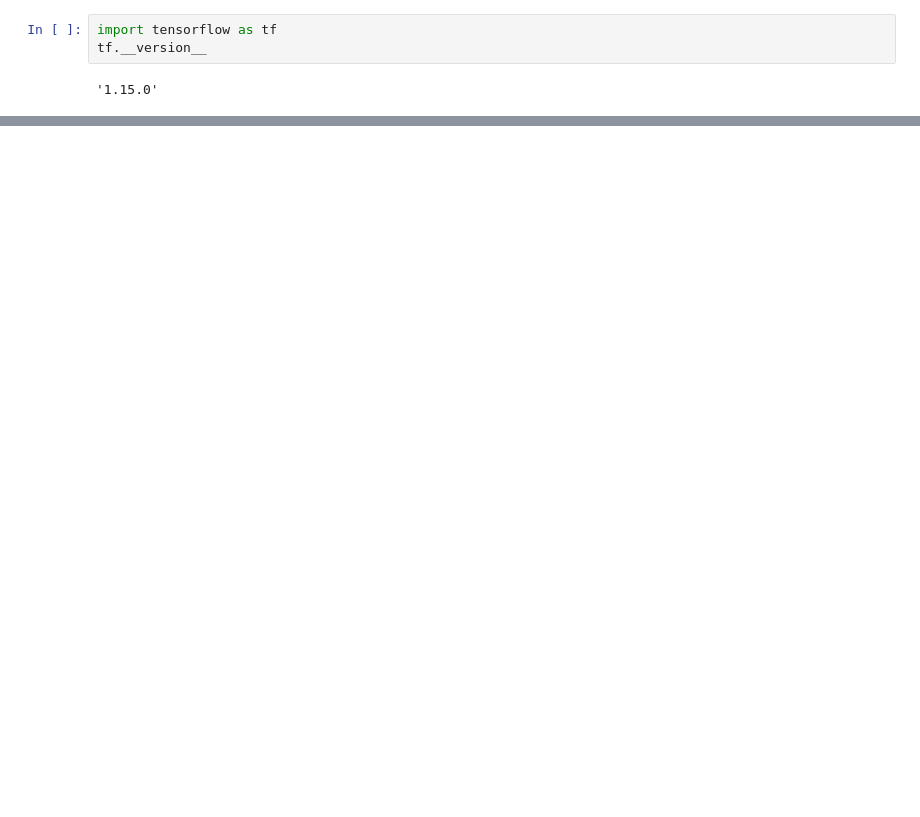
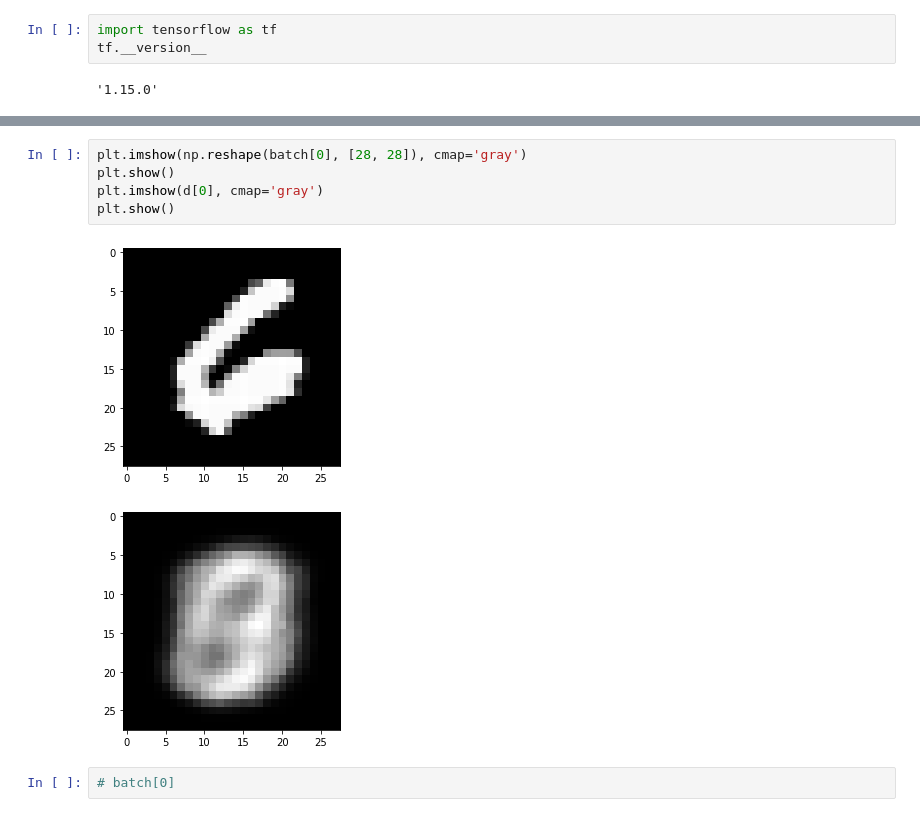
Before and after one commit to liuchenbaidu/colab_code, a Jupyter notebook: vae.ipynb, the cells around one changed output, grey strips where cells are left out. Drawn from its saved outputs; the diff is of its cells as text; blank space fills up the shorter version.

```diff
--- a/vae.ipynb
+++ b/vae.ipynb
@@ -33,3 +40,13 @@ tf.__version__
+# %%
+plt.imshow(np.reshape(batch[0], [28, 28]), cmap='gray')
+plt.show()
+plt.imshow(d[0], cmap='gray')
+plt.show()
+# %% [output]
+[figure, added]
+[figure, added]
+# %%
+# batch[0]
 # %%
 import tensorflow as tf
 import numpy as np
```
Also changed, not shown: parts of 4 cells of this notebook.
